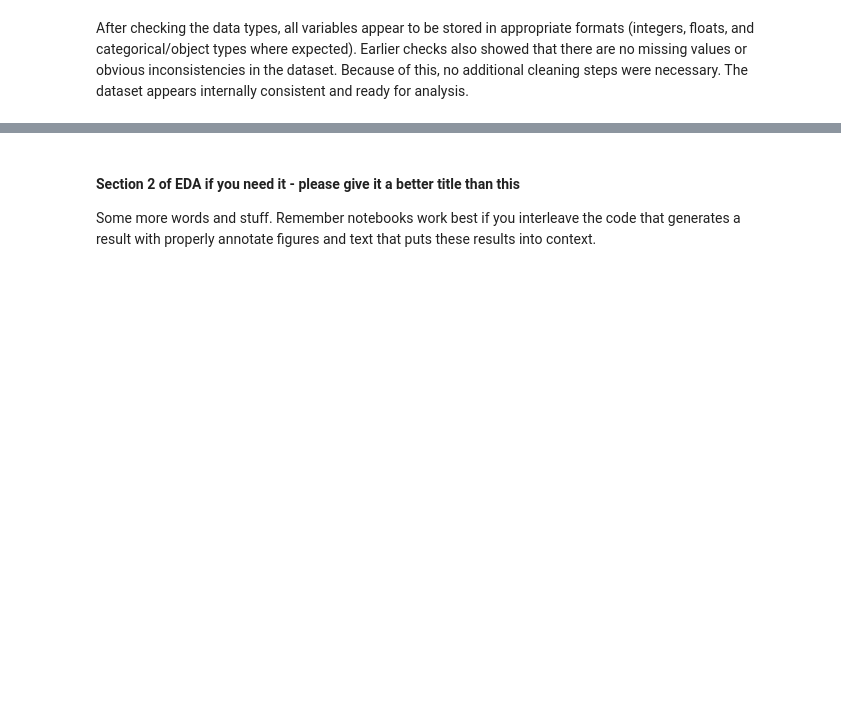
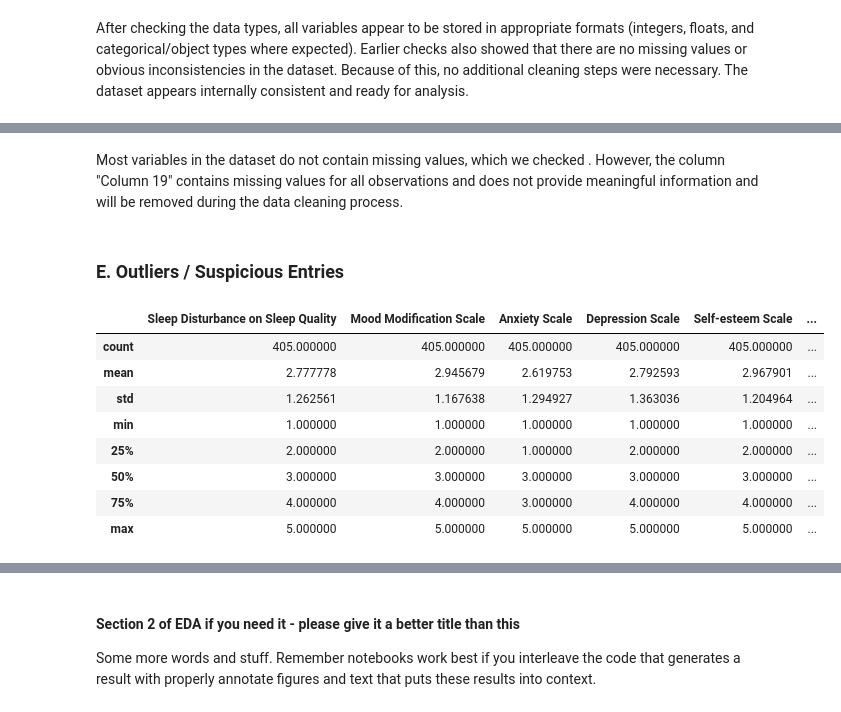
Before and after one commit to COGS108/Group119_WI26, a Jupyter notebook: 02-EDACheckpoint.ipynb, the cells around one changed output, grey strips where cells are left out. Cells and saved outputs as stored; diff of their text form; code cells hidden in the pictures; blank space fills up the shorter version.

```diff
--- a/02-EDACheckpoint.ipynb
+++ b/02-EDACheckpoint.ipynb
@@ -252,0 +218,12 @@ Some more words and stuff.  Remember notebooks work best if you interleave the c
+# %%
+import pandas as pd
+import numpy as np
+import re
+
+path = "data/00-raw/survey.csv"
+df2_raw = pd.read_csv(path)
+
+# code to remove accidental spaces in column names
+df2_raw.columns = df2_raw.columns.str.strip()
+
+df2_raw.head()
@@ -252,0 +272,16 @@ Some more words and stuff.  Remember notebooks work best if you interleave the c
+# %% [markdown]
+Most variables in the dataset do not contain missing values, which we checked . However, the column "Column 19" contains missing values for all observations and does not provide meaningful information and will be removed during the data cleaning process.
+# %% [markdown]
+### E. Outliers / Suspicious Entries
+# %%
+df2_raw.describe()
+# %% [output]
+|  | Sleep Disturbance on Sleep Quality | Mood Modification Scale | Anxiety Scale | Depression Scale | Self-esteem Scale | ... |
+| count | 405.000000 | 405.000000 | 405.000000 | 405.000000 | 405.000000 | ... |
+| mean | 2.777778 | 2.945679 | 2.619753 | 2.792593 | 2.967901 | ... |
+| std | 1.262561 | 1.167638 | 1.294927 | 1.363036 | 1.204964 | ... |
+| min | 1.000000 | 1.000000 | 1.000000 | 1.000000 | 1.000000 | ... |
+| 25% | 2.000000 | 2.000000 | 1.000000 | 2.000000 | 2.000000 | ... |
+| 50% | 3.000000 | 3.000000 | 3.000000 | 3.000000 | 3.000000 | ... |
+| 75% | 4.000000 | 4.000000 | 3.000000 | 4.000000 | 4.000000 | ... |
+| max | 5.000000 | 5.000000 | 5.000000 | 5.000000 | 5.000000 | ... |
```
Also changed, not shown: parts of 38 cells of this notebook.
